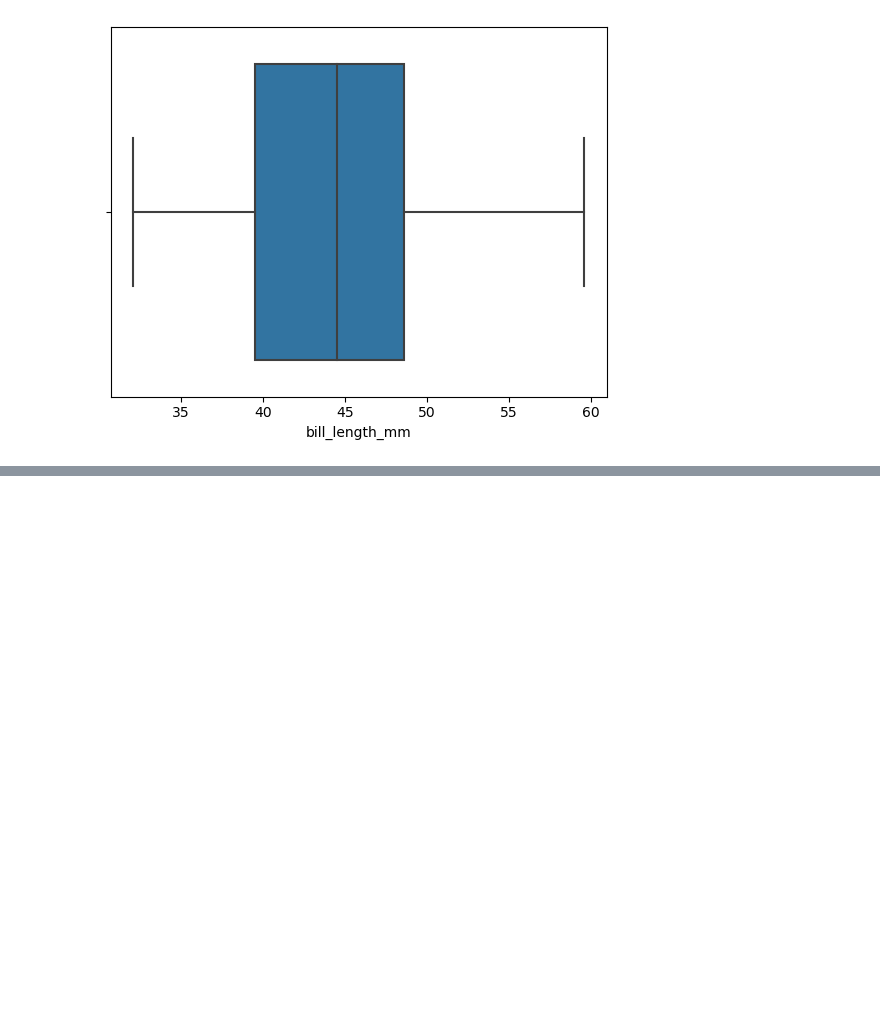
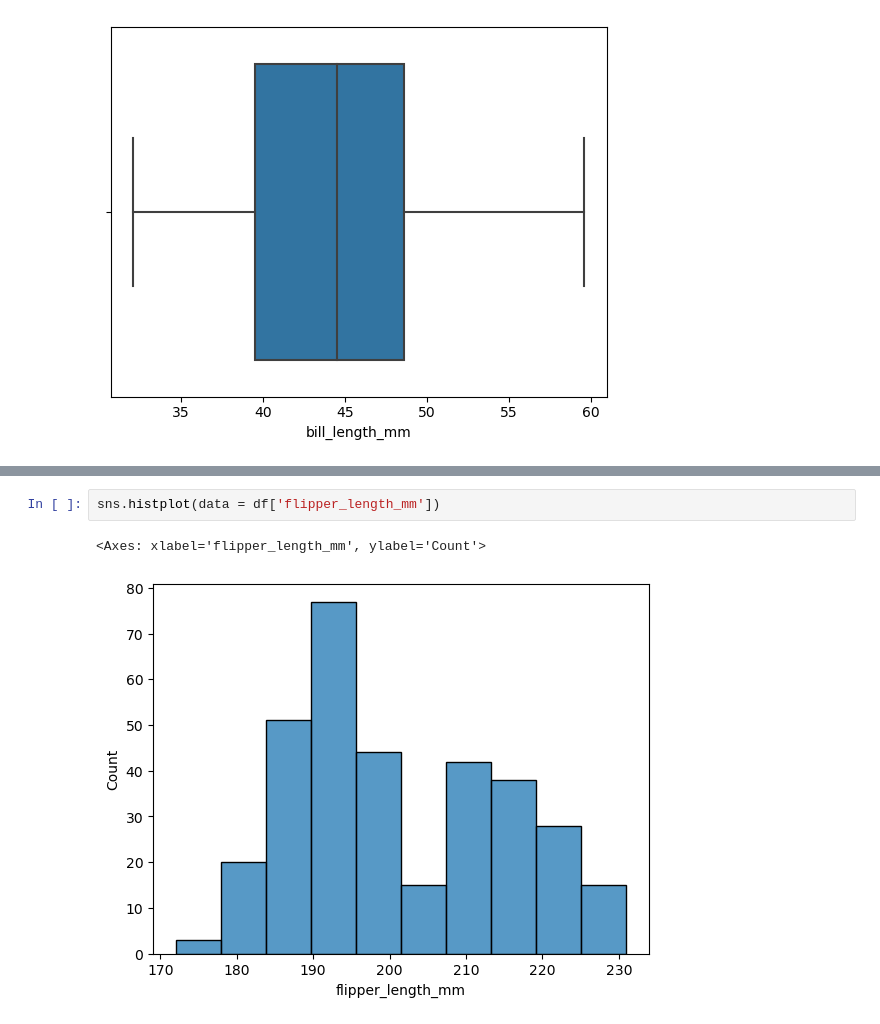
Before and after one commit to HueVuong12/Computer-Statistics, a Jupyter notebook: ON_GK/On_GK.ipynb, the cells around one changed output, grey strips where cells are left out. Saved outputs shown, nothing was run; the diff lists cells and outputs as text; blank space fills up the shorter version.

```diff
--- a/ON_GK/On_GK.ipynb
+++ b/ON_GK/On_GK.ipynb
@@ -162,0 +163,5 @@ sns.boxplot(data = df, x='flipper_length_mm')
+# %%
+sns.histplot(data = df['flipper_length_mm'])
+# %% [output]
+<Axes: xlabel='flipper_length_mm', ylabel='Count'>
+[figure, added]
```
Also changed, not shown: parts of 5 cells of this notebook.
